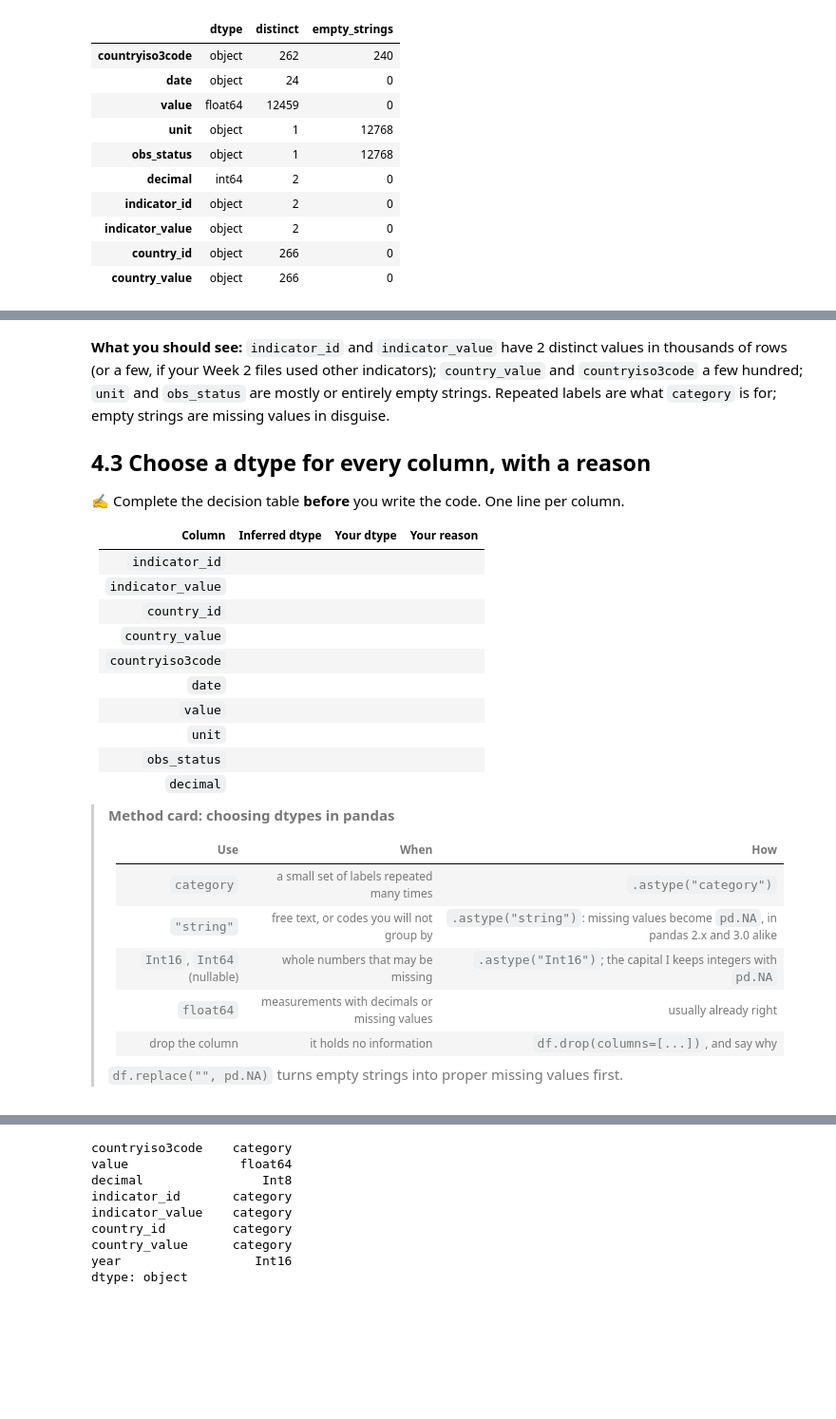
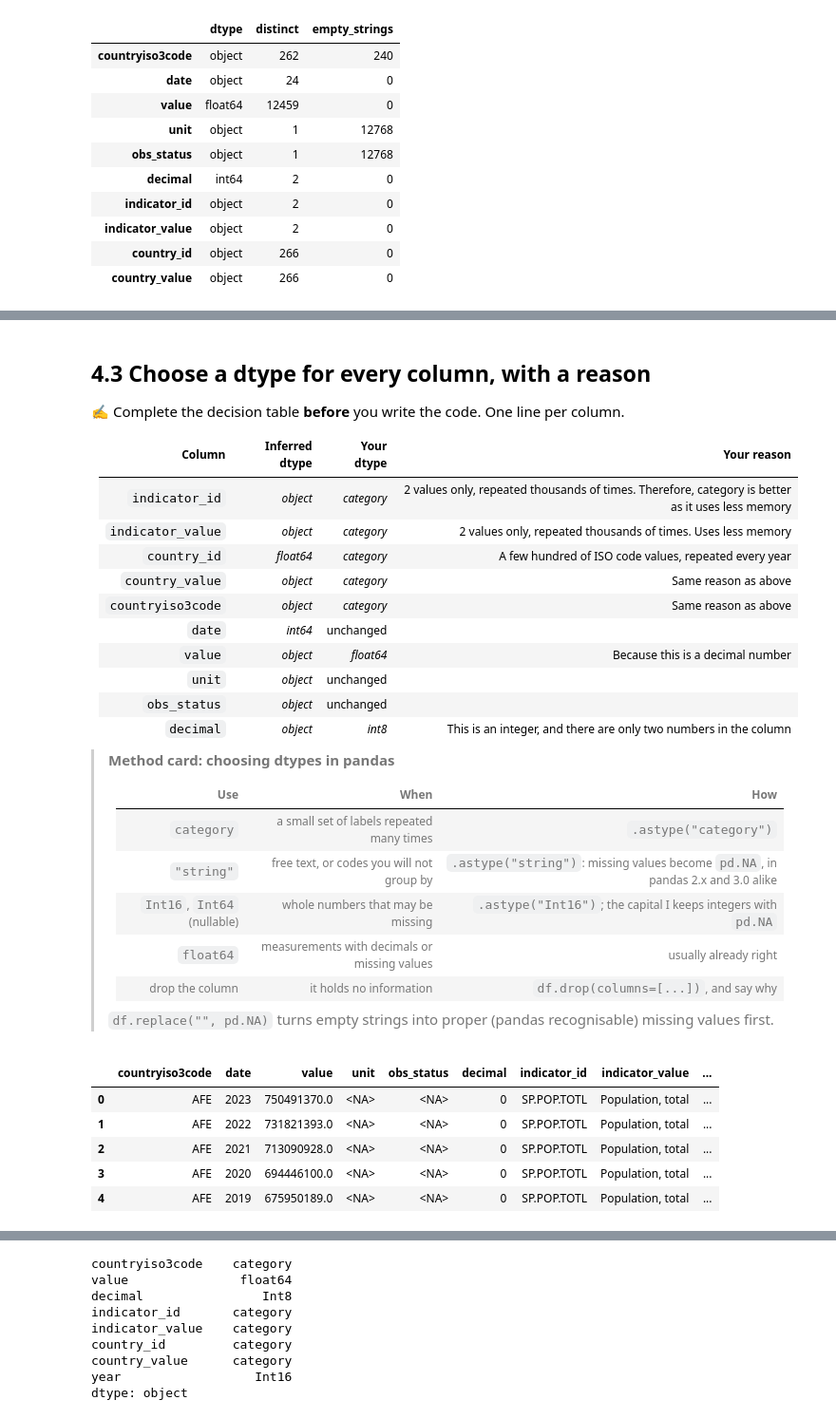
Before and after one commit to LeonardooAlves/LSE-ST445, a Jupyter notebook: Week 3/1_st445_week3_lab1_numpy_SOLUTIONS.ipynb, the cells around one changed output, grey strips where cells are left out. Shown at 95% size. Saved outputs shown, nothing was run; the diff lists cells and outputs as text; code cells hidden in the pictures; blank space fills up the shorter version.

```diff
--- a/Week 3/1_st445_week3_lab1_numpy_SOLUTIONS.ipynb
+++ b/Week 3/1_st445_week3_lab1_numpy_SOLUTIONS.ipynb
@@ -922,22 +952,20 @@ pd.DataFrame({"dtype": raw.dtypes.astype(str), "distinct": raw.nunique(), "empty
 # %% [markdown]
-**What you should see:** `indicator_id` and `indicator_value` have 2 distinct values in thousands of rows (or a few, if your Week 2 files used other indicators); `country_value` and `countryiso3code` a few hundred; `unit` and `obs_status` are mostly or entirely empty strings. Repeated labels are what `category` is for; empty strings are missing values in disguise.
-
 ## 4.3 Choose a dtype for every column, with a reason
 
 ✍️ Complete the decision table **before** you write the code. One line per column.
 
 | Column | Inferred dtype | Your dtype | Your reason |
 |---|---|---|---|
-| `indicator_id` | | | |
-| `indicator_value` | | | |
-| `country_id` | | | |
-| `country_value` | | | |
-| `countryiso3code` | | | |
-| `date` | | | |
-| `value` | | | |
-| `unit` | | | |
-| `obs_status` | | | |
-| `decimal` | | | |
+| `indicator_id` | *object* |*category* |2 values only, repeated thousands of times. Therefore, category is better as it uses less memory |
+| `indicator_value` |*object* |*category* | 2 values only, repeated thousands of times. Uses less memory |
+| `country_id` | *float64*|*category* | A few hundred of ISO code values, repeated every year |
+| `country_value` |*object* |*category* | Same reason as above |
+| `countryiso3code` | *object* |*category* | Same reason as above |
+| `date` |*int64* | unchanged | |
+| `value` |*object* | *float64*| Because this is a decimal number |
+| `unit` | *object*| unchanged | |
+| `obs_status` |*object* | unchanged| |
+| `decimal` |*object* |*int8*  | This is an integer, and there are only two numbers in the column |
 
 > **Method card: choosing dtypes in pandas**
 >
@@ -949,4 +977,4 @@ pd.DataFrame({"dtype": raw.dtypes.astype(str), "distinct": raw.nunique(), "empty
 > | `float64` | measurements with decimals or missing values | usually already right |
 > | drop the column | it holds no information | `df.drop(columns=[...])`, and say why |
 >
-> `df.replace("", pd.NA)` turns empty strings into proper missing values first.
+> `df.replace("", pd.NA)` turns empty strings into proper (pandas recognisable) missing values first.
@@ -952,0 +983,9 @@ pd.DataFrame({"dtype": raw.dtypes.astype(str), "distinct": raw.nunique(), "empty
+# %%
+typed.head()
+# %% [output]
+|  | countryiso3code | date | value | unit | obs_status | decimal | indicator_id | indicator_value | ... |
+| 0 | AFE | 2023 | 750491370.0 | <NA> | <NA> | 0 | SP.POP.TOTL | Population, total | ... |
+| 1 | AFE | 2022 | 731821393.0 | <NA> | <NA> | 0 | SP.POP.TOTL | Population, total | ... |
+| 2 | AFE | 2021 | 713090928.0 | <NA> | <NA> | 0 | SP.POP.TOTL | Population, total | ... |
+| 3 | AFE | 2020 | 694446100.0 | <NA> | <NA> | 0 | SP.POP.TOTL | Population, total | ... |
+| 4 | AFE | 2019 | 675950189.0 | <NA> | <NA> | 0 | SP.POP.TOTL | Population, total | ... |
```
Also changed, not shown: parts of 31 cells of this notebook.
